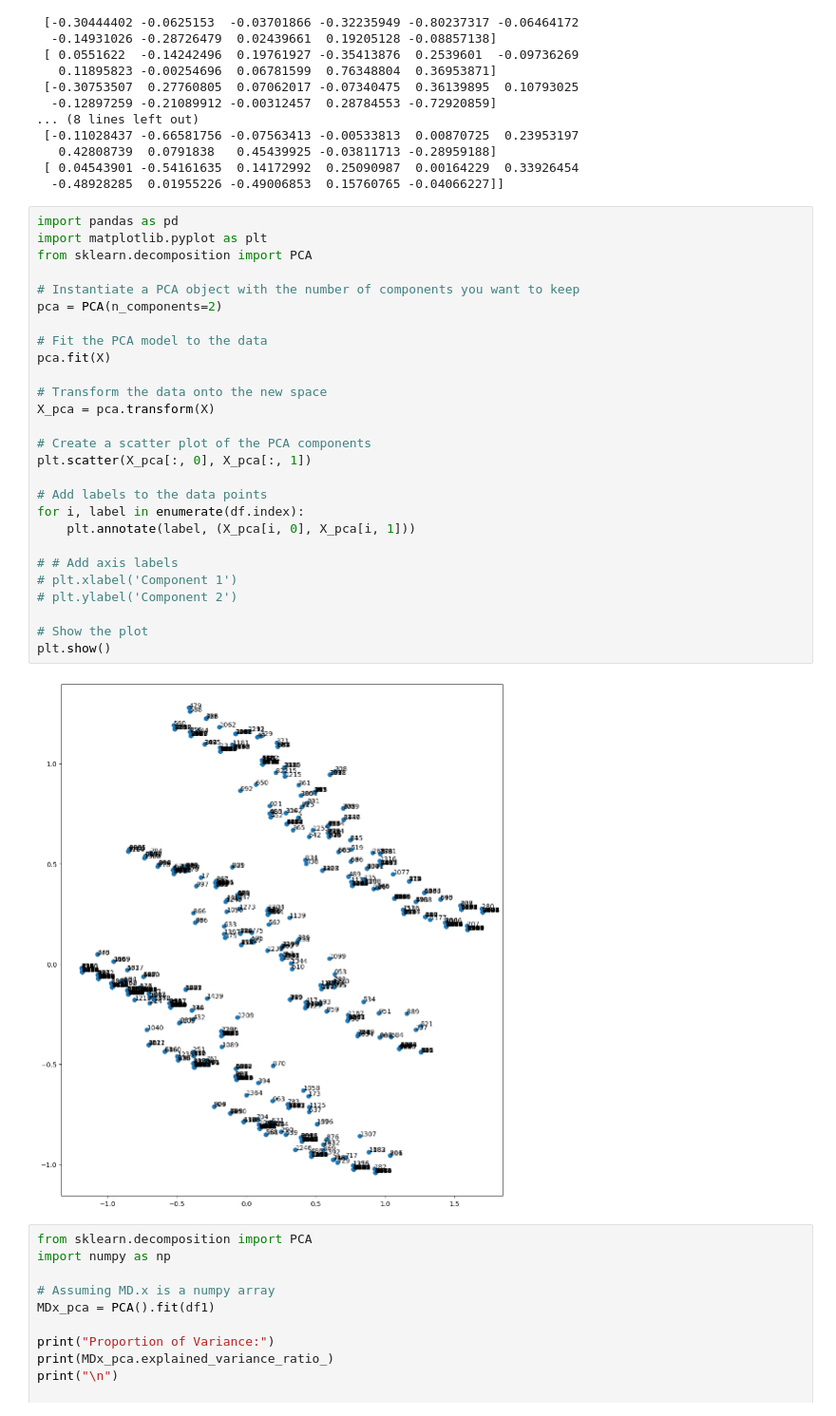
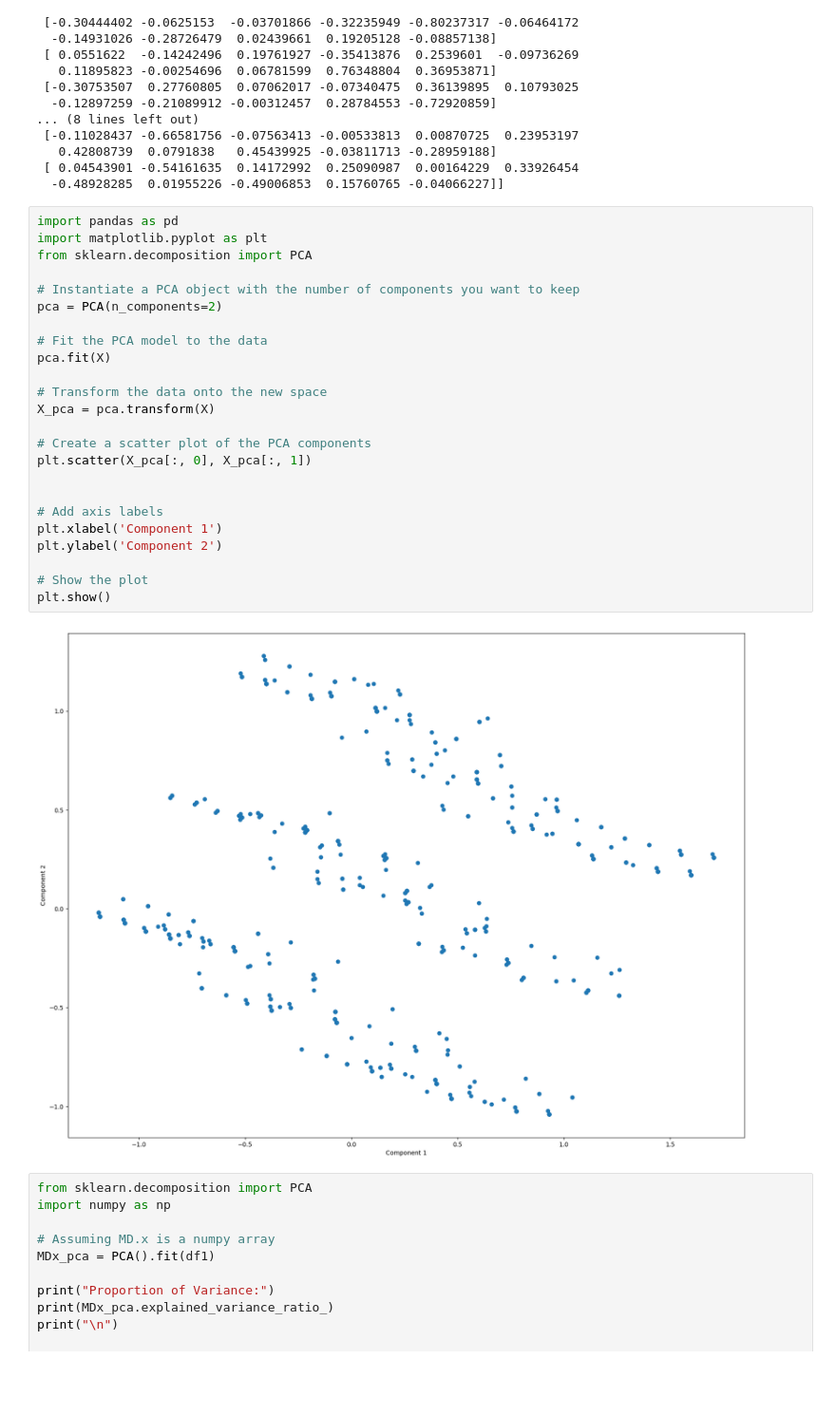
Before and after one commit to spandyy/Feynn-Labs-, a Jupyter notebook: Project 2/Mc Donald's_Task 2.ipynb, the cells around one changed output. Shown at 95% size. Drawn from its saved outputs; the diff is of its cells as text; blank space fills up the shorter version.

```diff
--- a/Project 2/Mc Donald's_Task 2.ipynb
+++ b/Project 2/Mc Donald's_Task 2.ipynb
@@ -85,32 +85,29 @@ Loadings: [[-0.47693349 -0.15533159 -0.00635636  0.11623168  0.3044427  -0.10849
 # %%
 import pandas as pd
 import matplotlib.pyplot as plt
 from sklearn.decomposition import PCA
 
 # Instantiate a PCA object with the number of components you want to keep
 pca = PCA(n_components=2)
 
 # Fit the PCA model to the data
 pca.fit(X)
 
 # Transform the data onto the new space
 X_pca = pca.transform(X)
 
 # Create a scatter plot of the PCA components
 plt.scatter(X_pca[:, 0], X_pca[:, 1])
 
-# Add labels to the data points
-for i, label in enumerate(df.index):
-    plt.annotate(label, (X_pca[i, 0], X_pca[i, 1]))
 
-# # Add axis labels
-# plt.xlabel('Component 1')
-# plt.ylabel('Component 2')
+# Add axis labels
+plt.xlabel('Component 1')
+plt.ylabel('Component 2')
 
 # Show the plot
 plt.show()
 # %% [output]
-[figure, old version]
+[figure, new version]
 # %%
 from sklearn.decomposition import PCA
 import numpy as np
```
Also changed, not shown: parts of 3 cells of this notebook.
